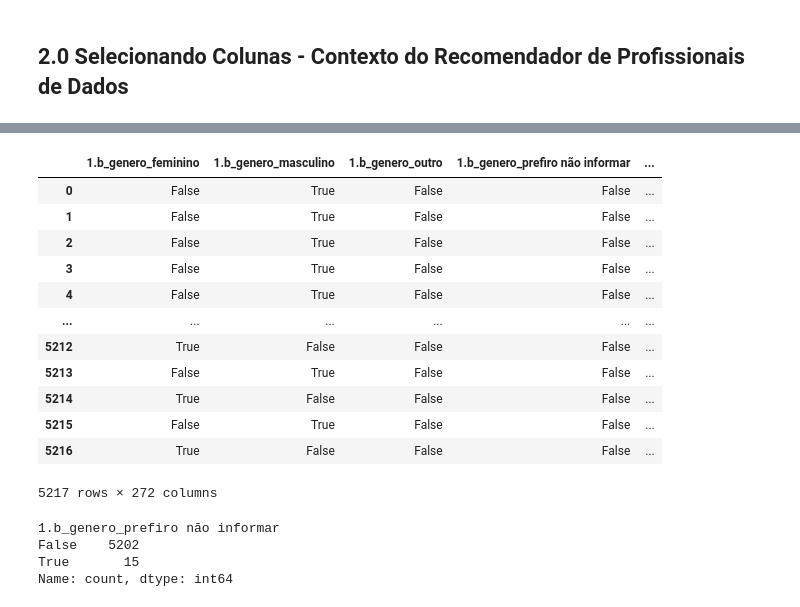
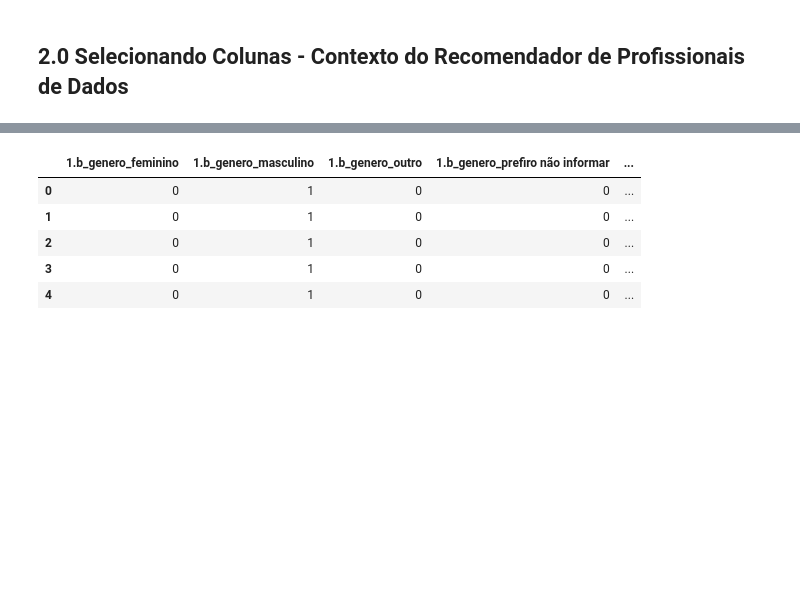
Before and after one commit to LuiMagno/Projeto-StateofData, a Jupyter notebook: notebooks/lui_notebook.ipynb, the cells around one changed output, grey strips where cells are left out. Cells and saved outputs as stored; diff of their text form; code cells hidden in the pictures; blank space fills up the shorter version.

```diff
--- a/notebooks/lui_notebook.ipynb
+++ b/notebooks/lui_notebook.ipynb
@@ -242,56 +249,52 @@ colunas_categoricas = df_reduzido.select_dtypes(include='object').columns.tolist
 
 # Todas as colunas booleanas
 colunas_booleanas = df_reduzido.select_dtypes(include='boolean').columns.tolist()
 
 # Outras colunas importantes
 outras_colunas = ['0.a_token']
+
 # Fazendo a retirada de colunas categóricas mãe que não precisam passar pelo one hot encoding
 
 colunas_redundantes = [
     '0.a_token',
     '3.c_responsabilidades_como_gestor',
     '3.d_desafios_como_gestor',
+    '4.a_funcao_de_atuacao',
     '4.b_fontes_de_dados_(dia_a_dia)',
     '4.c_fonte_de_dado_mais_usada',
     '4.d_linguagem_de_programacao_(dia_a_dia)',
     '4.g_banco_de_dados_(dia_a_dia)',
     '4.h_cloud_(dia_a_dia)',
     '4.l_tipo_de_uso_de_ai_generativa_e_llm_na_empresa',
     '4.l_tipo_de_uso_de_ai_generativa_e_llm_na_empresa',
     '6.a_rotina_como_de',
     '6.b_ferramentas_etl_de',
     '7.a_rotina_como_da',
     '7.b_ferramentas_etl_da',
     '7.c_ferramentas_autonomia_area_de_negocios',
     '8.a_rotina_como_ds',
     '8.b_tecnicas_e_metodos_ds',
     '8.c_tecnologias_ds'
 ]
 
+# Fazendo a retiradas de colunas desnecessárias para o nosso cenário
 colunas_categoricas_filtradas = [col for col in colunas_categoricas if col not in colunas_redundantes]
+
+# Criando df de colunas binárias + booleanas
+df_numericas = df_reduzido[colunas_binarias + colunas_booleanas]
+
+# 2. Criar dummies (variáveis binárias para cada categoria)
+df_dummies = pd.get_dummies(df_reduzido[colunas_categoricas_filtradas], prefix=colunas_categoricas_filtradas)
+
+# Transformando dummies e binárias para para inteiro
+df_dummies = df_dummies.astype(int)
+df_numericas = df_numericas.astype(int)
+
+df_dummies.head(5)
+# %% [output]
+|  | 1.b_genero_feminino | 1.b_genero_masculino | 1.b_genero_outro | 1.b_genero_prefiro não informar | ... |
+| 0 | 0 | 1 | 0 | 0 | ... |
+| 1 | 0 | 1 | 0 | 0 | ... |
+| 2 | 0 | 1 | 0 | 0 | ... |
+| 3 | 0 | 1 | 0 | 0 | ... |
+| 4 | 0 | 1 | 0 | 0 | ... |
-# %%
-# 2. Criar dummies (variáveis binárias para cada categoria)
-df_dummies = pd.get_dummies(df_reduzido[colunas_categoricas_filtradas], prefix=colunas_categoricas_filtradas)
-
-df_dummies
-# %% [output]
-|  | 1.b_genero_feminino | 1.b_genero_masculino | 1.b_genero_outro | 1.b_genero_prefiro não informar | ... |
-| 0 | False | True | False | False | ... |
-| 1 | False | True | False | False | ... |
-| 2 | False | True | False | False | ... |
-| 3 | False | True | False | False | ... |
-| 4 | False | True | False | False | ... |
-| ... | ... | ... | ... | ... | ... |
-| 5212 | True | False | False | False | ... |
-| 5213 | False | True | False | False | ... |
-| 5214 | True | False | False | False | ... |
-| 5215 | False | True | False | False | ... |
-| 5216 | True | False | False | False | ... |
-5217 rows × 272 columns
-# %%
-df_dummies['1.b_genero_prefiro não informar'].value_counts()
-# %% [output]
-1.b_genero_prefiro não informar
-False    5202
-True       15
-Name: count, dtype: int64
```
Also changed, not shown: parts of 15 cells of this notebook.
